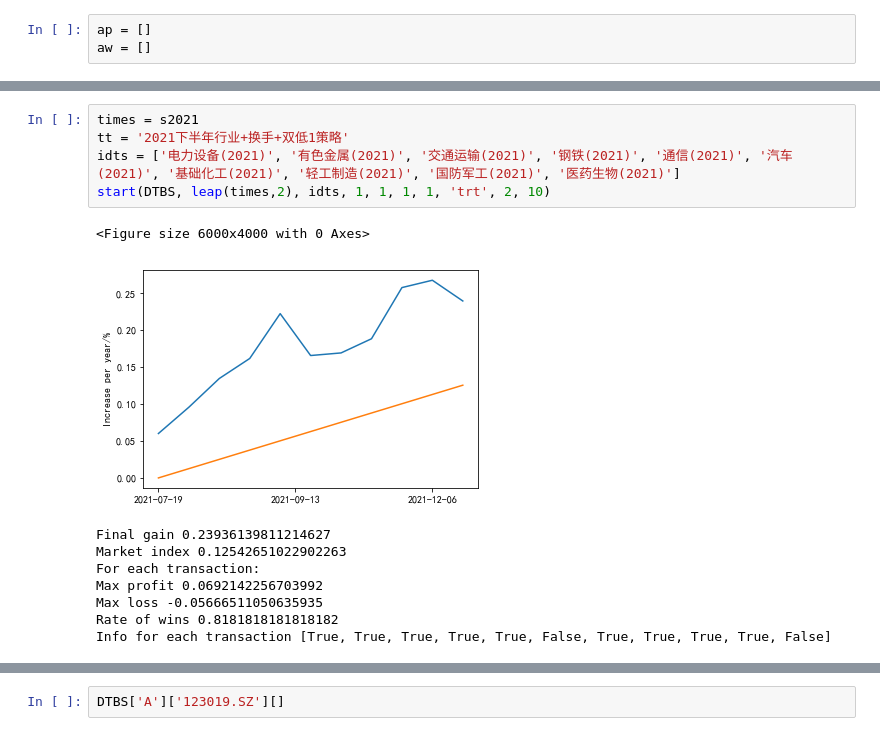
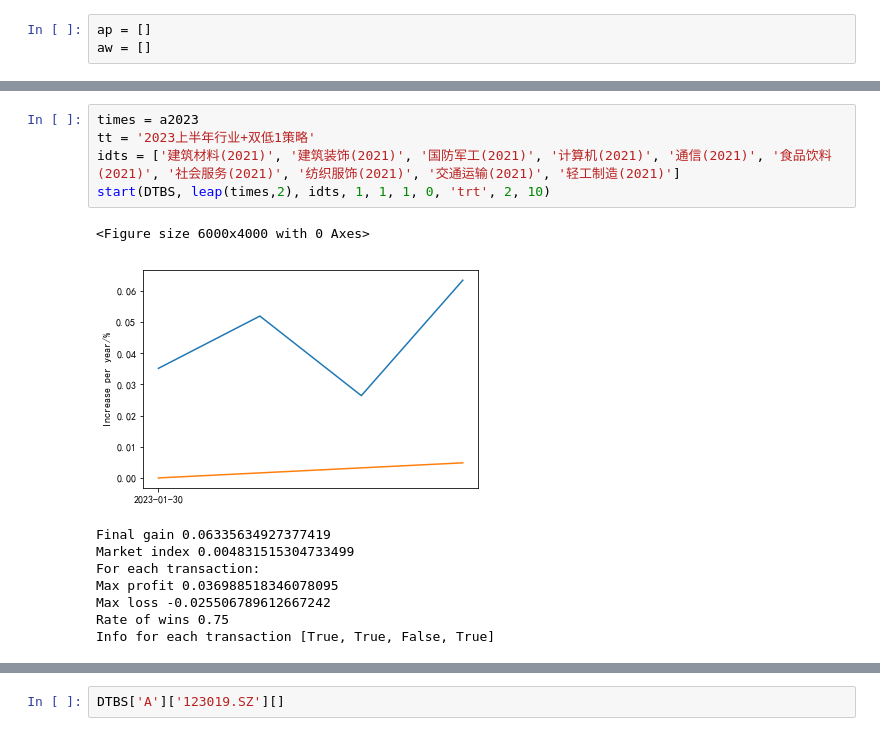
Before and after one commit to yts798/Convertible-Bond-Database, a Jupyter notebook: strategy/strategy.ipynb, the cells around one changed output, grey strips where cells are left out. Cells and saved outputs as stored; diff of their text form.

```diff
--- a/strategy/strategy.ipynb
+++ b/strategy/strategy.ipynb
@@ -491,15 +806,15 @@ Info for each transaction [False, False, True, True, True, False, True, True, Tr
 # %%
-times = s2021
-tt = '2021下半年行业+换手+双低1策略'
-idts = ['电力设备(2021)', '有色金属(2021)', '交通运输(2021)', '钢铁(2021)', '通信(2021)', '汽车(2021)', '基础化工(2021)', '轻工制造(2021)', '国防军工(2021)', '医药生物(2021)']
-start(DTBS, leap(times,2), idts, 1, 1, 1, 1, 'trt', 2, 10)
+times = a2023
+tt = '2023上半年行业+双低1策略'
+idts = ['建筑材料(2021)', '建筑装饰(2021)', '国防军工(2021)', '计算机(2021)', '通信(2021)', '食品饮料(2021)', '社会服务(2021)', '纺织服饰(2021)', '交通运输(2021)', '轻工制造(2021)']
+start(DTBS, leap(times,2), idts, 1, 1, 1, 0, 'trt', 2, 10)
 # %% [output]
 <Figure size 6000x4000 with 0 Axes>
-[figure, old version]
+[figure, new version]
-Final gain 0.23936139811214627
-Market index 0.12542651022902263
+Final gain 0.06335634927377419
+Market index 0.004831515304733499
 For each transaction:
-Max profit 0.0692142256703992
-Max loss -0.05666511050635935
-Rate of wins 0.8181818181818182
-Info for each transaction [True, True, True, True, True, False, True, True, True, True, False]
+Max profit 0.036988518346078095
+Max loss -0.025506789612667242
+Rate of wins 0.75
+Info for each transaction [True, True, False, True]
```
Also changed, not shown: parts of 23 cells of this notebook, 5 other files.
